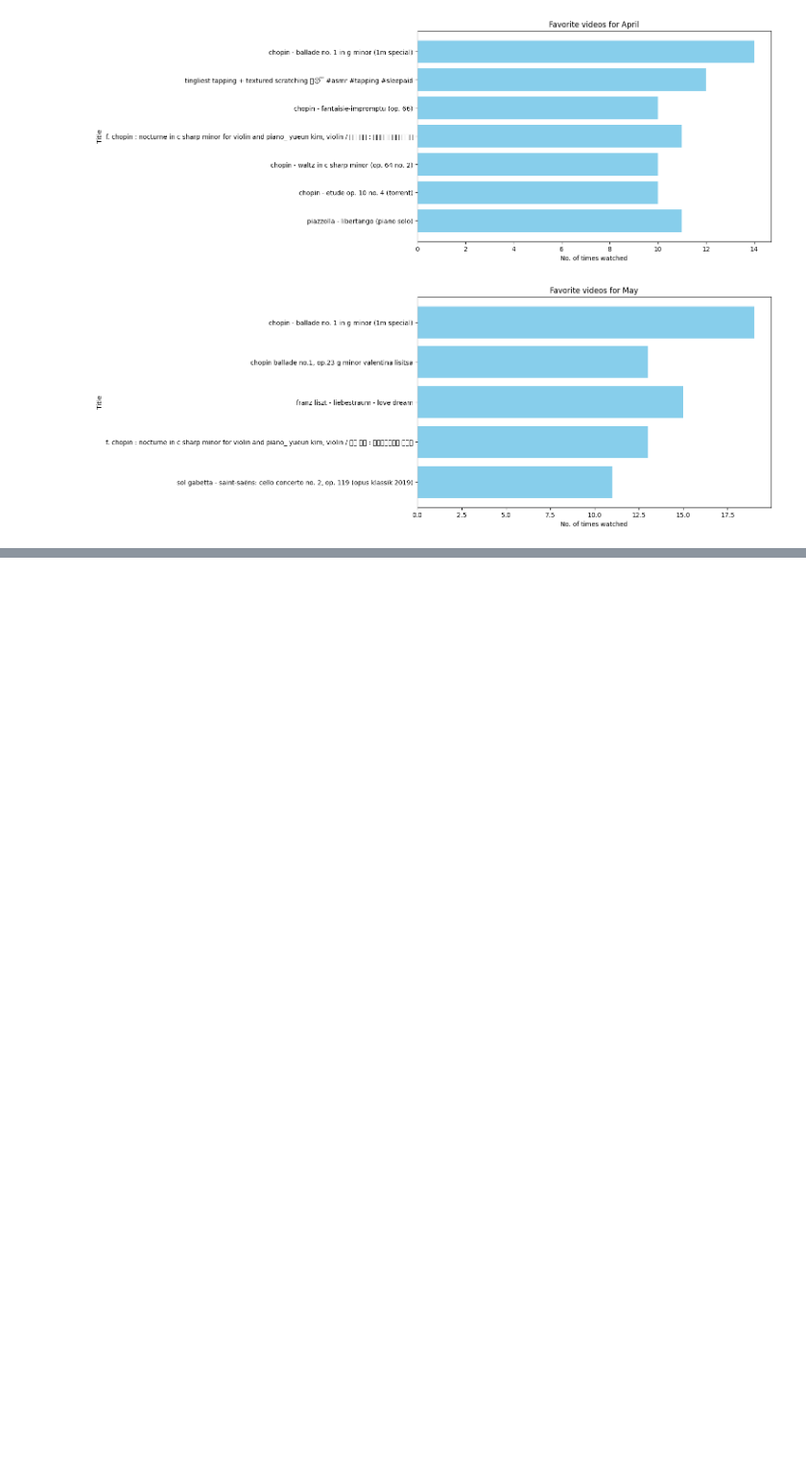
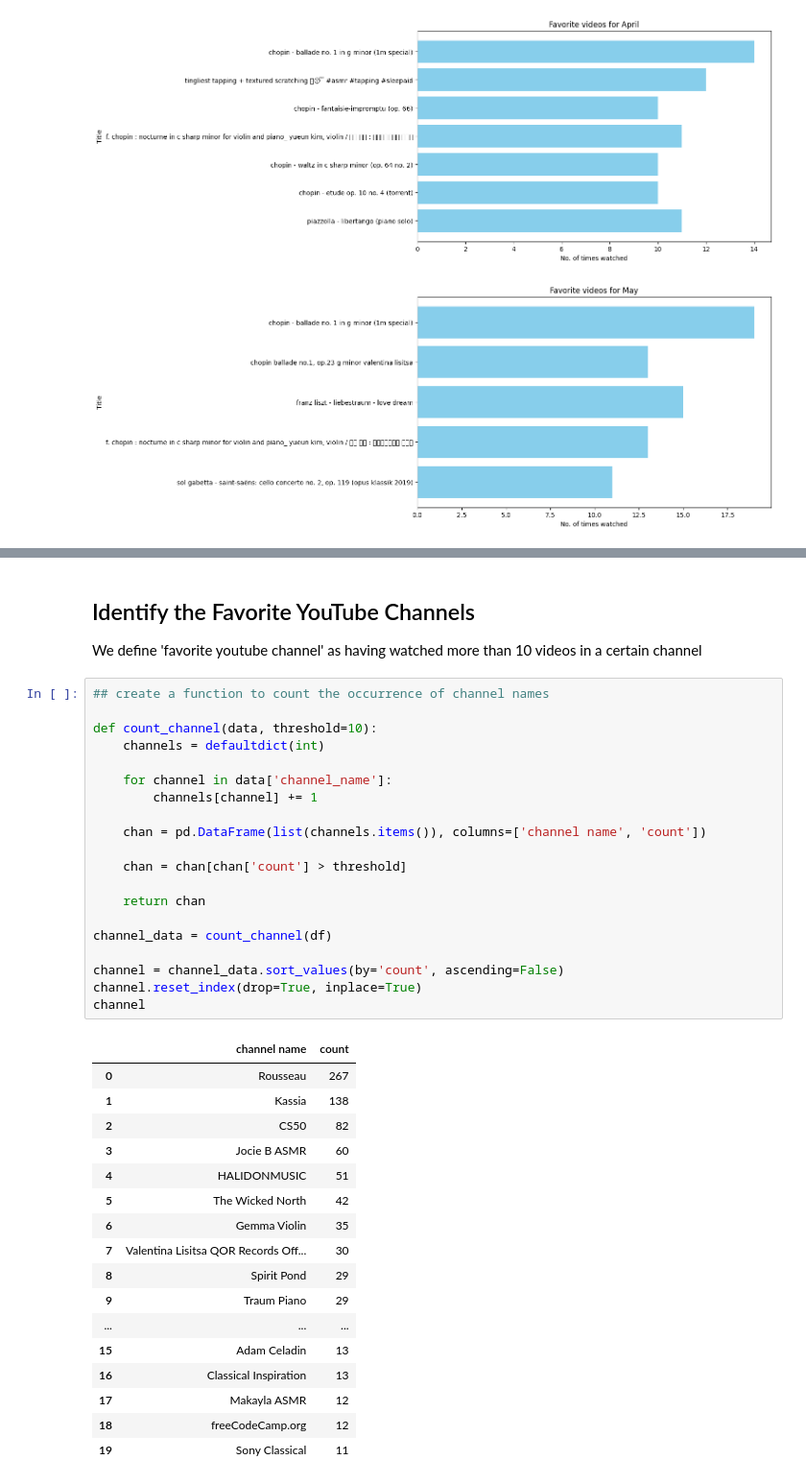
Before and after one commit to Johncarlodeveloper/YouTube-Watch-History-Data-to-CSV-file, a Jupyter notebook: perform_analysis.ipynb, the cells around one changed output, grey strips where cells are left out. Shown at 96% size. Cells and saved outputs as stored; diff of their text form; blank space fills up the shorter version.

```diff
--- a/perform_analysis.ipynb
+++ b/perform_analysis.ipynb
@@ -1084,0 +1217,42 @@ for month_number, month_name in months:
+# %% [markdown]
+## Identify the Favorite YouTube Channels
+
+We define 'favorite youtube channel' as having watched more than 10 videos in a certain channel
+# %%
+## create a function to count the occurrence of channel names
+
+def count_channel(data, threshold=10):
+    channels = defaultdict(int)
+
+    for channel in data['channel_name']:
+        channels[channel] += 1
+
+    chan = pd.DataFrame(list(channels.items()), columns=['channel name', 'count'])
+
+    chan = chan[chan['count'] > threshold]
+
+    return chan
+
+channel_data = count_channel(df)
+
+channel = channel_data.sort_values(by='count', ascending=False)
+channel.reset_index(drop=True, inplace=True)
+channel
+# %% [output]
+|  | channel name | count |
+| 0 | Rousseau | 267 |
+| 1 | Kassia | 138 |
+| 2 | CS50 | 82 |
+| 3 | Jocie B ASMR | 60 |
+| 4 | HALIDONMUSIC | 51 |
+| 5 | The Wicked North | 42 |
+| 6 | Gemma Violin | 35 |
+| 7 | Valentina Lisitsa QOR Records Off... | 30 |
+| 8 | Spirit Pond | 29 |
+| 9 | Traum Piano | 29 |
+| ... | ... | ... |
+| 15 | Adam Celadin | 13 |
+| 16 | Classical Inspiration | 13 |
+| 17 | Makayla ASMR | 12 |
+| 18 | freeCodeCamp.org | 12 |
+| 19 | Sony Classical | 11 |
```
Also changed, not shown: parts of 5 cells of this notebook.
